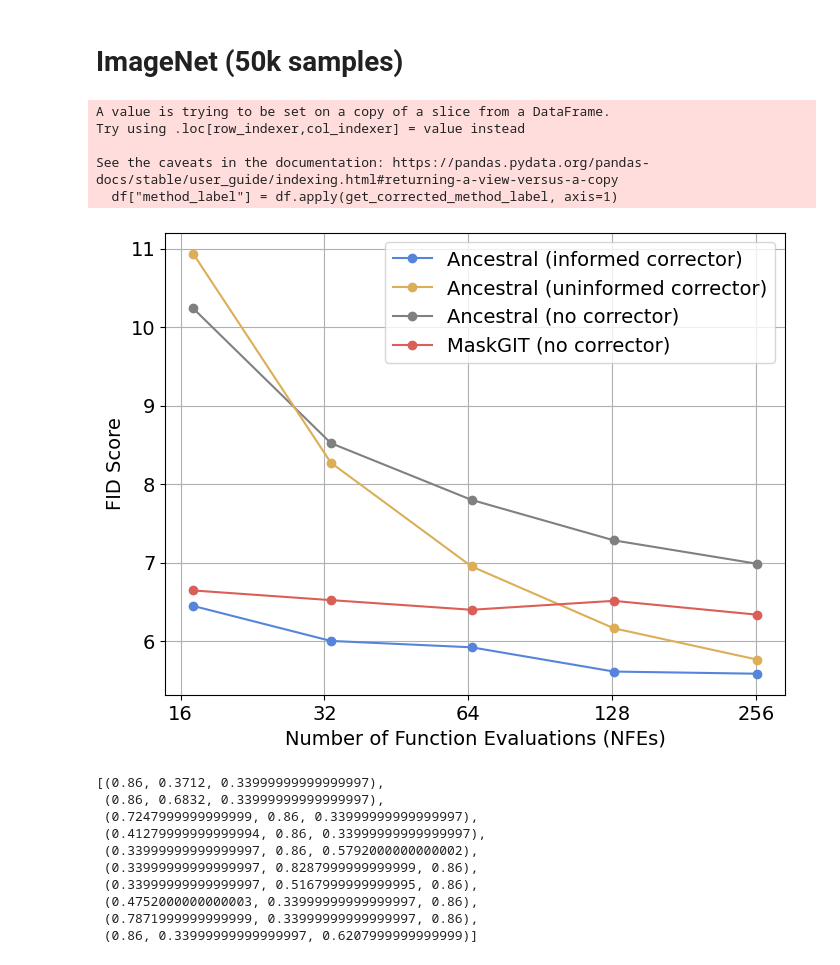
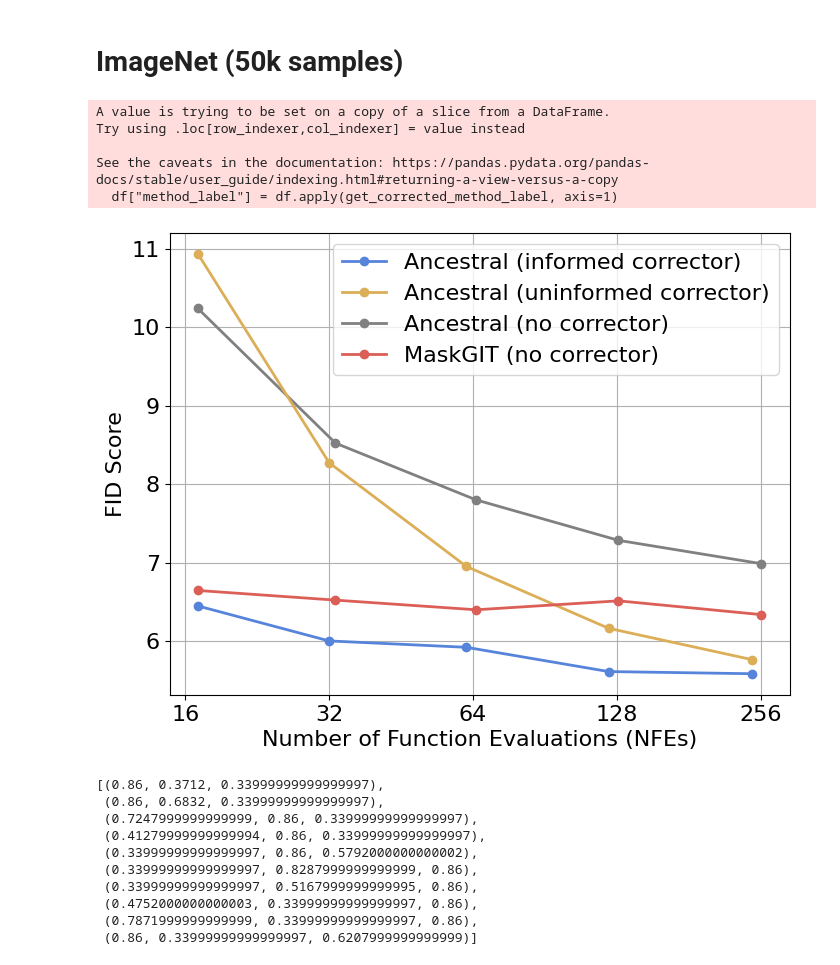
Before and after one commit to matthew9671/maskgit-jax, a Jupyter notebook: notebooks/make_plots.ipynb, the cells around one changed output. Saved outputs shown, nothing was run; the diff lists cells and outputs as text; code cells hidden in the pictures.

```diff
--- a/notebooks/make_plots.ipynb
+++ b/notebooks/make_plots.ipynb
@@ -182,0 +197,5 @@ display(best)
+# %%
+df_full = pd.read_csv("../results/synthetic_best_1_30_corrected.csv")
+# %%
+palette = sns.color_palette("hls", n_colors=10)
+palette
@@ -183,10 +293,11 @@ display(best)
 # %% [markdown]
 # ImageNet (50k samples)
 # %%
-df_full = pd.read_csv("results_01_29_50k.csv")
+df_full = pd.read_csv("../results/results_01_29_50k.csv")
 # %%
+import math
 df = df_full
-df["NFE"] = df["num_pstep"] + (df["num_cstep"] * df["num_pstep"]) + 1
+df["NFE"] = df["num_pstep"] + (df["num_cstep"] * df["num_pstep"]) - (df["num_cstep"] * df["num_pstep"]) // 10 + 1
 df = df[df["NFE"] >= 16]
 
 # The parameters are kind of confusing here
@@ -220,11 +331,11 @@ fig = plt.figure(figsize=(8, 6))
 for label, group in corrected_filtered_df.groupby("method_label"):
     group = group.sort_values("NFE")
     plt.plot(group["NFE"], group["fid"], marker="o", linestyle="-",
-             label=label,
+             label=label, linewidth=2,
              color=color_mapping.get(tuple(group[["method", "num_cstep", "corrector"]].iloc[0])))
 
-plt.xlabel("Number of Function Evaluations (NFEs)",fontsize=14)
-plt.ylabel("FID Score",fontsize=14)
+plt.xlabel("Number of Function Evaluations (NFEs)",fontsize=16)
+plt.ylabel("FID Score",fontsize=16)
 # plt.title("Comparison of Diffusion Sampling Methods")
 # plt.legend()
 
@@ -234,37 +345,37 @@ legend_order = [
     "Ancestral (uninformed corrector)",
     "Ancestral (no corrector)",
     "MaskGIT (no corrector)",
 ]
 
 # Get the legend handles and labels
 handles, labels = plt.gca().get_legend_handles_labels()
 
 # Reorder them based on the defined order
 ordered_handles_labels = sorted(zip(handles, labels), key=lambda x: legend_order.index(x[1]))
 
 # Unzip handles and labels
 ordered_handles, ordered_labels = zip(*ordered_handles_labels)
 
 # Apply the ordered legend
-plt.legend(ordered_handles, ordered_labels,fontsize=14)
+plt.legend(ordered_handles, ordered_labels,fontsize=16)
 
 
 plt.xscale("log")
-plt.yticks(fontsize=14)
-plt.xticks([16, 32, 64, 128, 256],fontsize=14)
+plt.yticks(fontsize=16)
+plt.xticks([16, 32, 64, 128, 256],fontsize=16)
 plt.gca().get_xaxis().set_major_formatter(ticker.ScalarFormatter())
 plt.minorticks_off()
 plt.grid(True)
 plt.show()
 
 fig.savefig("sampling_methods.pdf", bbox_inches='tight')
 # %% [output]
 A value is trying to be set on a copy of a slice from a DataFrame.
 Try using .loc[row_indexer,col_indexer] = value instead
 
 See the caveats in the documentation: https://pandas.pydata.org/pandas-docs/stable/user_guide/indexing.html#returning-a-view-versus-a-copy
   df["method_label"] = df.apply(get_corrected_method_label, axis=1)
-[figure, old version]
+[figure, new version]
 # %%
 palette = sns.color_palette("hls", n_colors=10)
 palette
```
Also changed, not shown: parts of 6 cells of this notebook, 13 other files.
